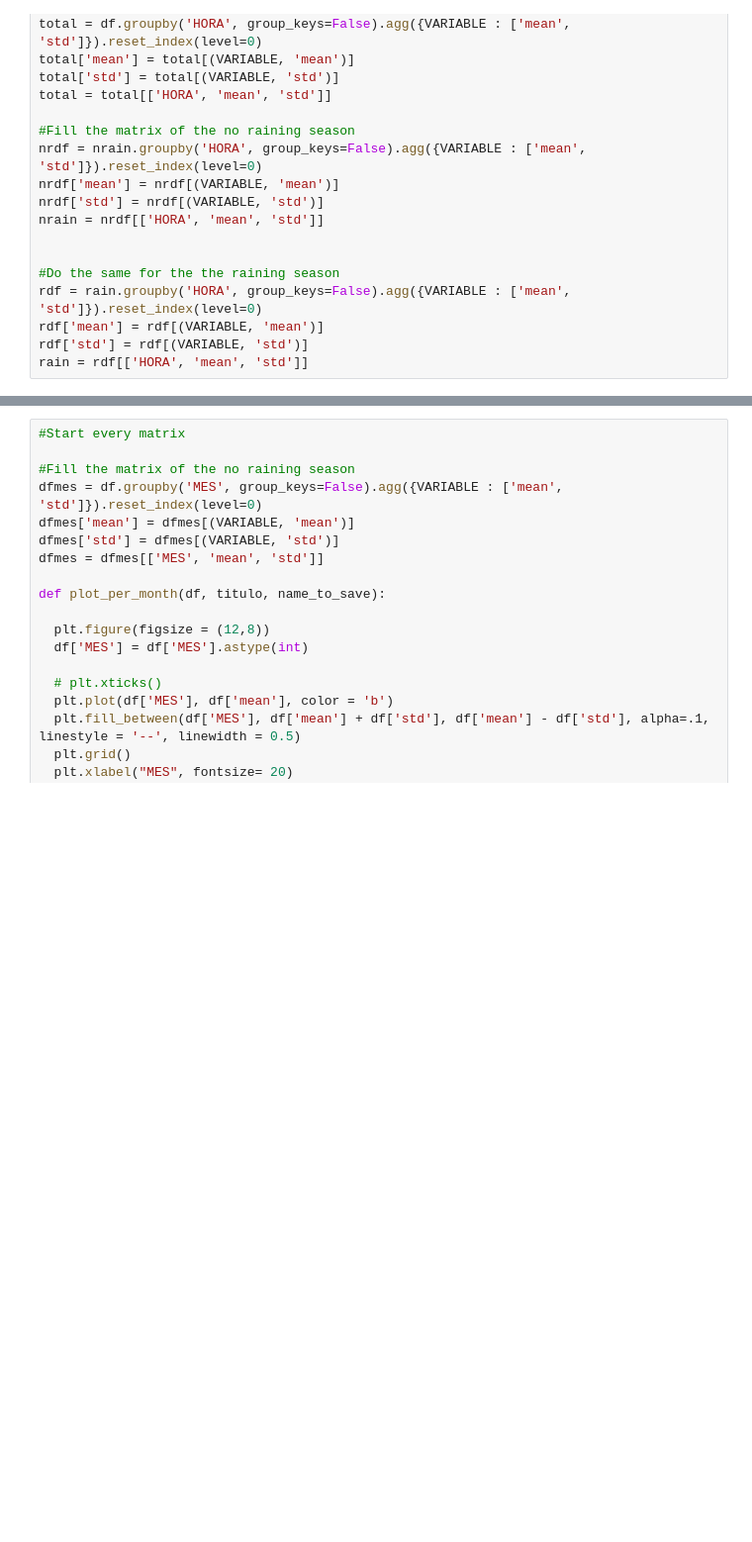
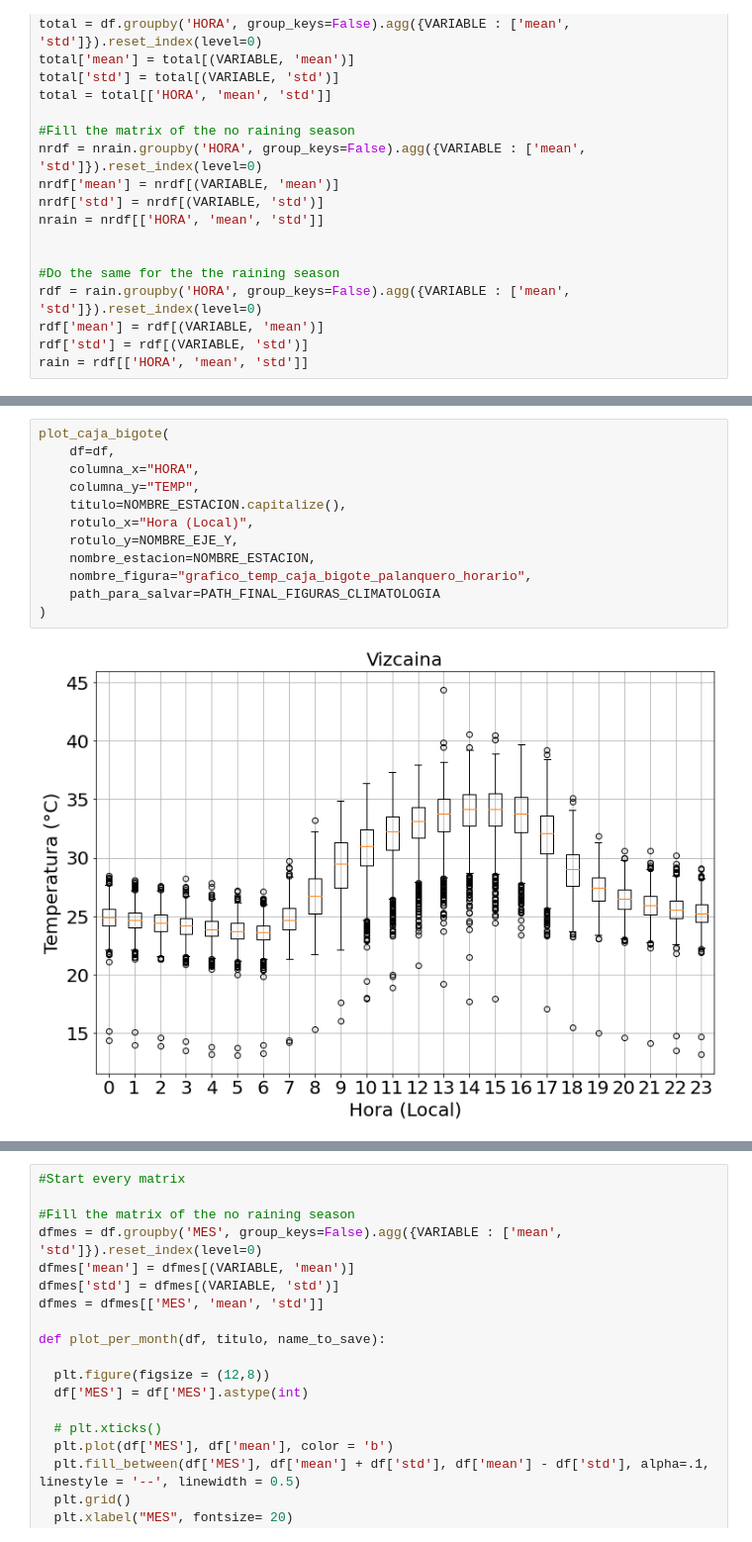
Before and after one commit to chris051091/Tesis_Maestr-a, a Jupyter notebook: climatologia/src/vizcaina/Climatologia_Temperatura_Vizcaina.ipynb, the cells around one changed output, grey strips where cells are left out. Shown at 99% size. Saved outputs shown, nothing was run; the diff lists cells and outputs as text; blank space fills up the shorter version.

```diff
--- a/climatologia/src/vizcaina/Climatologia_Temperatura_Vizcaina.ipynb
+++ b/climatologia/src/vizcaina/Climatologia_Temperatura_Vizcaina.ipynb
@@ -99,0 +274,14 @@ See the caveats in the documentation: https://pandas.pydata.org/pandas-docs/stab
+# %%
+plot_caja_bigote(
+    df=df,
+    columna_x="HORA",
+    columna_y="TEMP",
+    titulo=NOMBRE_ESTACION.capitalize(),
+    rotulo_x="Hora (Local)",
+    rotulo_y=NOMBRE_EJE_Y,
+    nombre_estacion=NOMBRE_ESTACION,
+    nombre_figura="grafico_temp_caja_bigote_palanquero_horario",
+    path_para_salvar=PATH_FINAL_FIGURAS_CLIMATOLOGIA
+)
+# %% [output]
+[figure, added]
```
Also changed, not shown: parts of 5 cells of this notebook.
